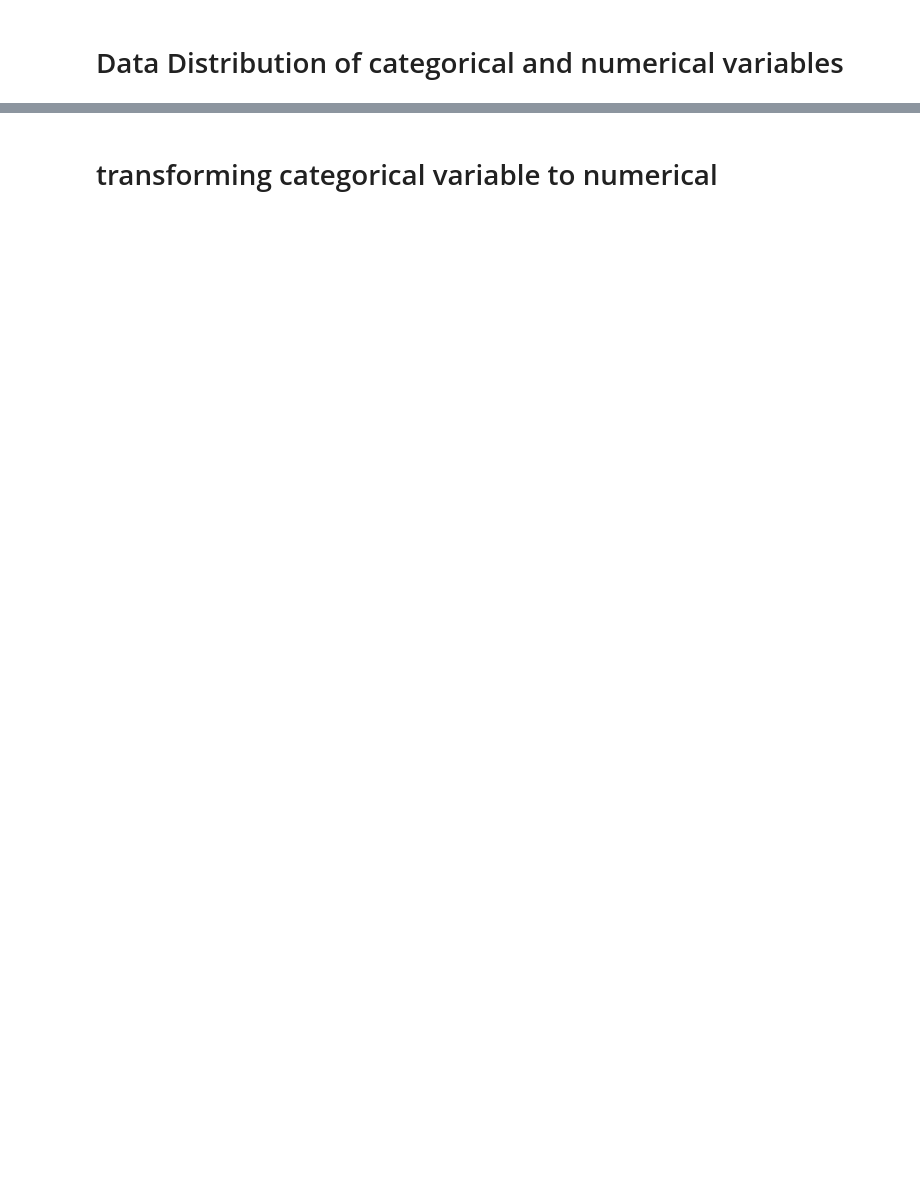
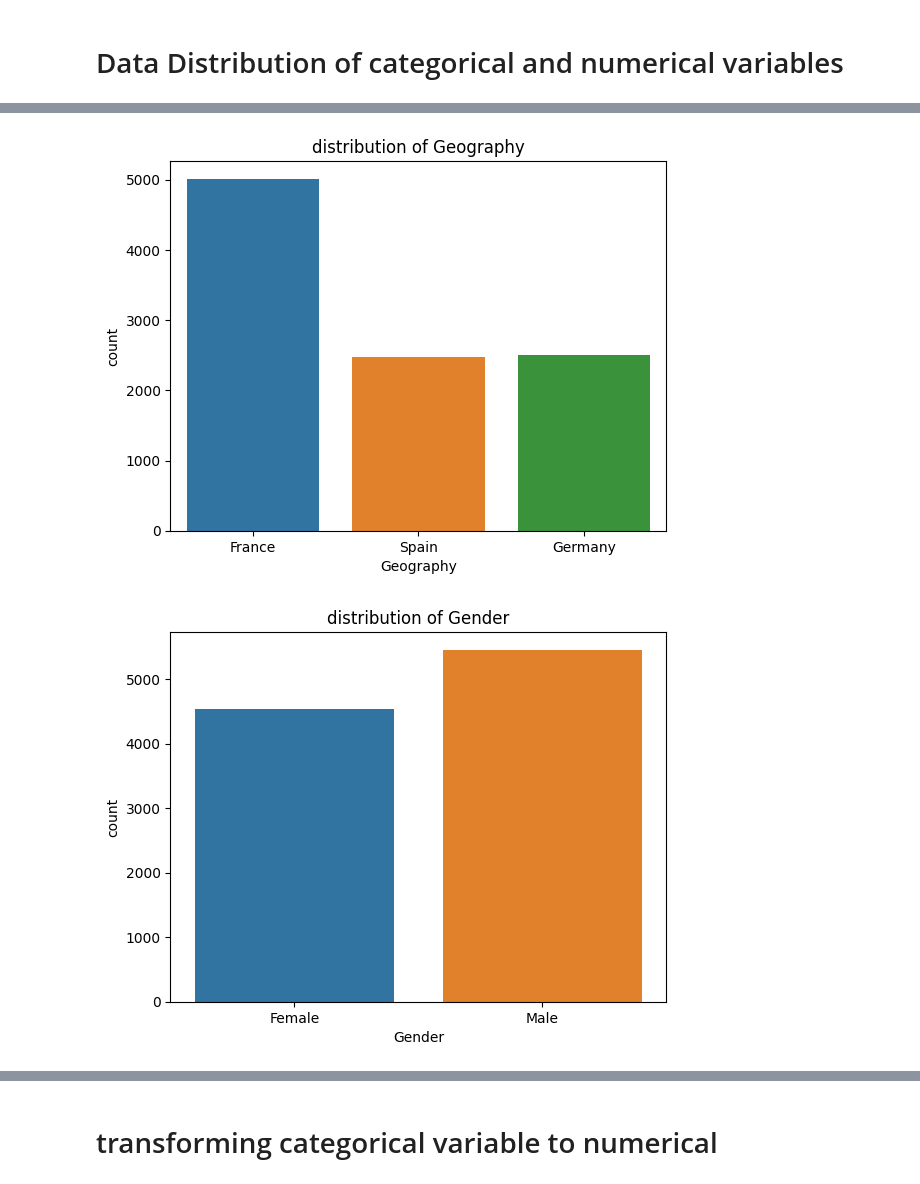
Before and after one commit to Murad-pitafi/Banks-Customer-Churn-Prediction, a Jupyter notebook: banks-churn-prediction.ipynb, the cells around one changed output, grey strips where cells are left out. Drawn from its saved outputs; the diff is of its cells as text; code cells hidden in the pictures; blank space fills up the shorter version.

```diff
--- a/banks-churn-prediction.ipynb
+++ b/banks-churn-prediction.ipynb
@@ -99,6 +166,8 @@ for i in banks.columns:
 # %%
-import matplotlib.pyplot as plt
-# for i in cat:
-#     plt.title(f'Distribution of {i}')
-#     sns.countplot(x = i, data = banks)
-#     plt.show()
+ for i in cat:
+    plt.title(f'distribution of {i}')
+    sns.countplot(x= i, data = banks )
+    plt.show()
+# %% [output]
+[figure, added]
+[figure, added]
```
Also changed, not shown: parts of 55 cells of this notebook.
